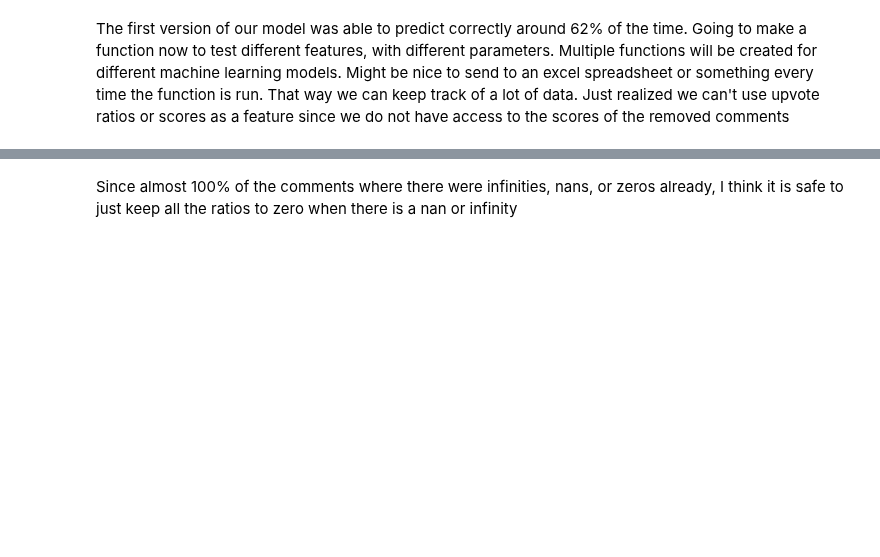
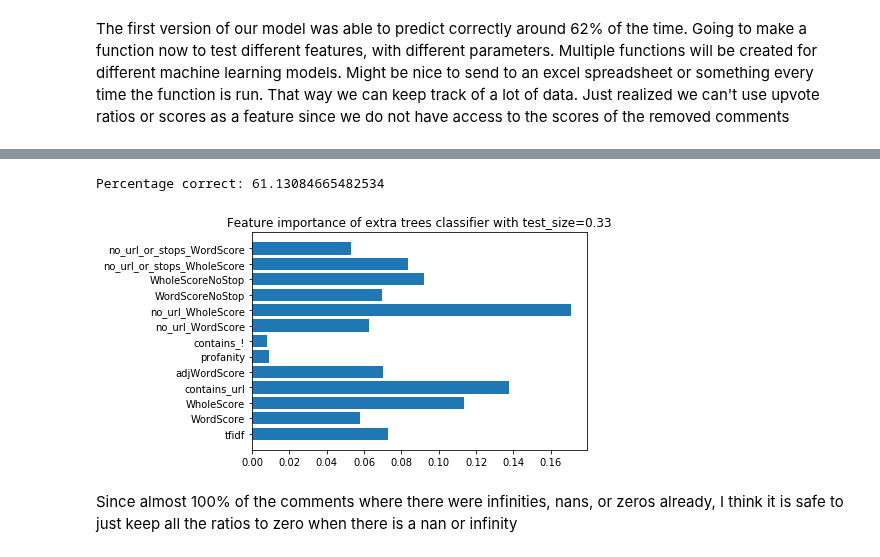
Before and after one commit to mcatalano26/cmps-cap, a Jupyter notebook: MachineLearning.ipynb, the cells around one changed output, grey strips where cells are left out. Saved outputs shown, nothing was run; the diff lists cells and outputs as text; code cells hidden in the pictures; blank space fills up the shorter version.

```diff
--- a/MachineLearning.ipynb
+++ b/MachineLearning.ipynb
@@ -331,3 +333,28 @@ random_forest_class_func(comments_df, features, 'action', 0.33)
+# %%
+from sklearn.ensemble import ExtraTreesClassifier
+def extra_trees_class_func(df, feature_list, target_name, test_size):
+    X_train, X_test, y_train, y_test = set_up_train_test_split(df, feature_list, target_name, test_size)
+
+    clf = ExtraTreesClassifier().fit(X_train, y_train)
+
+    importances = clf.feature_importances_
+
+    y_val = clf.predict(X_test)
+
+    data = [[feature_list, test_size, percentage]]
+    return_df = pd.DataFrame(data, columns=['features', 'test size', 'percent correct'])
+    return_df.to_csv('files/ML_Results/ExtraTreesClassifier_Results.csv', mode='a', header=False, index=False)
+
+    print('Percentage correct: ' + str(percentage) + '\n')
+    plt.barh(feature_list, importances)
+    plt.title('Feature importance of extra trees classifier with test_size=' + str(test_size))
+
+
+features = ['tfidf', 'WordScore', 'WholeScore', 'contains_url', 'adjWordScore', 'profanity', 'contains_!', 'no_url_WordScore', 'no_url_WholeScore', 'WordScoreNoStop', 'WholeScoreNoStop', 'no_url_or_stops_WholeScore', 'no_url_or_stops_WordScore']
+extra_trees_class_func(comments_df, features, 'action', 0.33)
+# %% [output]
+Percentage correct: 61.13084665482534
+[figure, added]
 # %%
 # bad_comments = comments_df[comments_df['action'] == False]
 # # bad_comments['comment_score'].unique()
```
Also changed, not shown: parts of 11 cells of this notebook, 6 other files.
